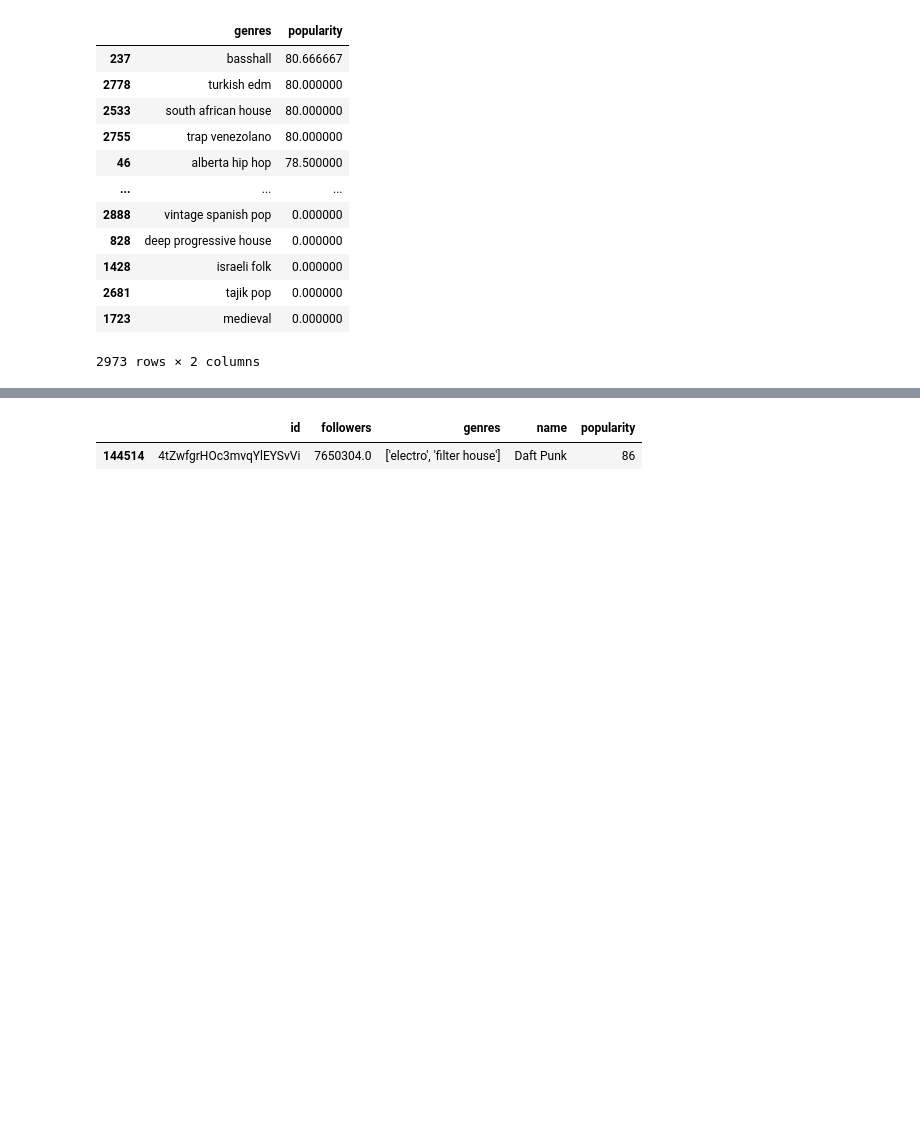
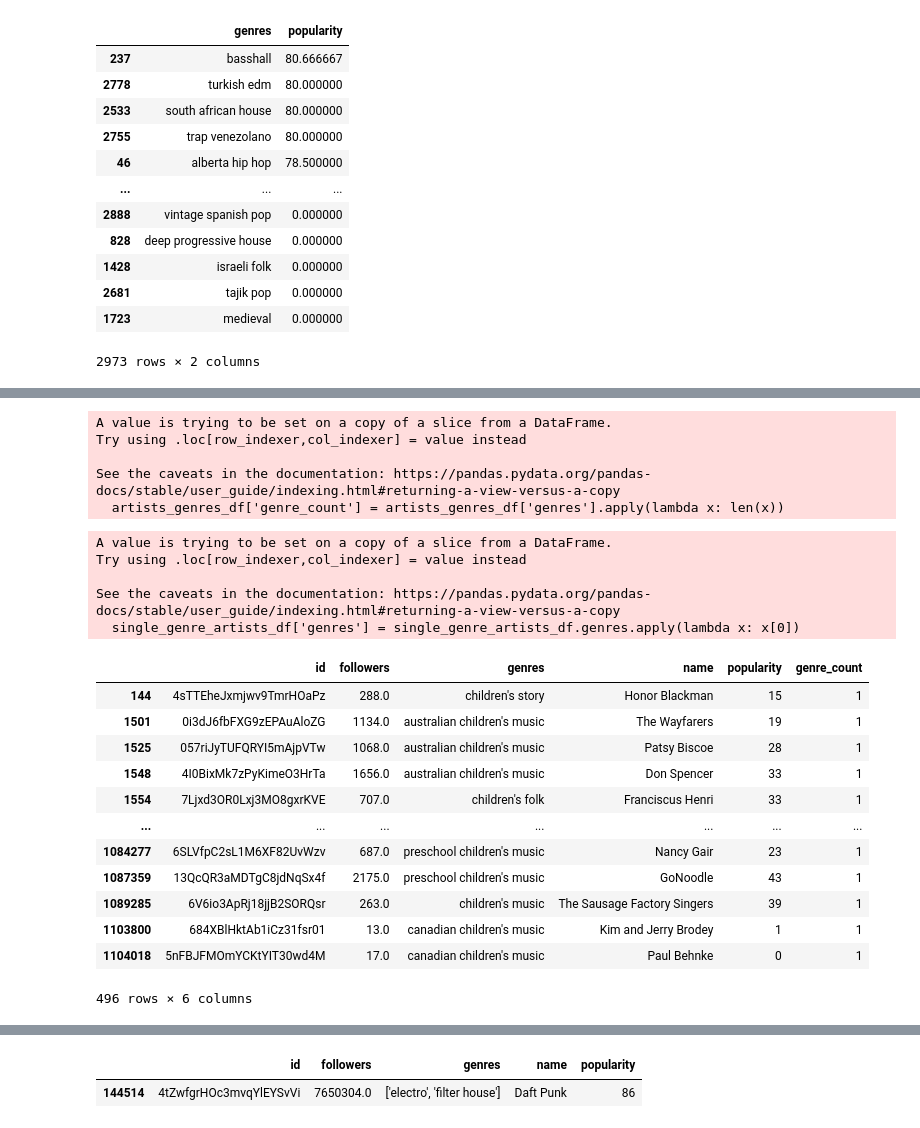
Before and after one commit to sabrinawjo/Music_ML, a Jupyter notebook: Jake/Jake_working.ipynb, the cells around one changed output, grey strips where cells are left out. Saved outputs shown, nothing was run; the diff lists cells and outputs as text; code cells hidden in the pictures; blank space fills up the shorter version.

```diff
--- a/Jake/Jake_working.ipynb
+++ b/Jake/Jake_working.ipynb
@@ -108,0 +138,6 @@ artists_genres_df
+# %%
+# Turn the strings in the genres column into lists
+# ['social meadia pop', 'teen pop']
+artists_genres_df['genres'] = artists_genres_df.genres.apply(lambda x: x.replace("\"", "\'")) # ', '
+artists_genres_df['genres'] = artists_genres_df.genres.apply(lambda x: x[2:-2].split("\', \'")) # ', '
+# artists_genres_df['genres'] = artists_genres_df.genres.apply(lambda x: (x[bob].strip("\'") for bob in x))
@@ -108,0 +171,20 @@ artists_genres_df
+# %%
+artists_genres_df['genre_count'] = artists_genres_df['genres'].apply(lambda x: len(x))
+# %% [output]
+A value is trying to be set on a copy of a slice from a DataFrame.
+Try using .loc[row_indexer,col_indexer] = value instead
+
+See the caveats in the documentation: https://pandas.pydata.org/pandas-docs/stable/user_guide/indexing.html#returning-a-view-versus-a-copy
+  artists_genres_df['genre_count'] = artists_genres_df['genres'].apply(lambda x: len(x))
+# %%
+single_genre_artists_df = artists_genres_df.loc[artists_genres_df['genre_count']==1]
+single_genre_artists_df['genres'] = single_genre_artists_df.genres.apply(lambda x: x[0])
+single_genre_artists_df.to_csv("../Resources/AprilUpdate/single_genre_artists.csv")
+# single_genres = single_genre_artists_df['genres']
+# single_genre_counts = single_genres.value_counts()
+# %% [output]
+A value is trying to be set on a copy of a slice from a DataFrame.
+Try using .loc[row_indexer,col_indexer] = value instead
+
+See the caveats in the documentation: https://pandas.pydata.org/pandas-docs/stable/user_guide/indexing.html#returning-a-view-versus-a-copy
+  single_genre_artists_df['genres'] = single_genre_artists_df.genres.apply(lambda x: x[0])
@@ -108,0 +193,20 @@ artists_genres_df
+# %%
+quote_issues = single_genre_artists_df[single_genre_artists_df['genres'].str.contains("\'")]
+childrens = quote_issues[quote_issues['genres'].str.contains("children\'s")]
+childrens
+# quotes_commas = quote_issues[quote_issues['genres'].str.contains(",")]
+# quotes_commas['genres'].value_counts().head(50)
+# %% [output]
+|  | id | followers | genres | name | popularity | genre_count |
+| 144 | 4sTTEheJxmjwv9TmrHOaPz | 288.0 | children's story | Honor Blackman | 15 | 1 |
+| 1501 | 0i3dJ6fbFXG9zEPAuAloZG | 1134.0 | australian children's music | The Wayfarers | 19 | 1 |
+| 1525 | 057riJyTUFQRYI5mAjpVTw | 1068.0 | australian children's music | Patsy Biscoe | 28 | 1 |
+| 1548 | 4I0BixMk7zPyKimeO3HrTa | 1656.0 | australian children's music | Don Spencer | 33 | 1 |
+| 1554 | 7Ljxd3OR0Lxj3MO8gxrKVE | 707.0 | children's folk | Franciscus Henri | 33 | 1 |
+| ... | ... | ... | ... | ... | ... | ... |
+| 1084277 | 6SLVfpC2sL1M6XF82UvWzv | 687.0 | preschool children's music | Nancy Gair | 23 | 1 |
+| 1087359 | 13QcQR3aMDTgC8jdNqSx4f | 2175.0 | preschool children's music | GoNoodle | 43 | 1 |
+| 1089285 | 6V6io3ApRj18jjB2SORQsr | 263.0 | children's music | The Sausage Factory Singers | 39 | 1 |
+| 1103800 | 684XBlHktAb1iCz31fsr01 | 13.0 | canadian children's music | Kim and Jerry Brodey | 1 | 1 |
+| 1104018 | 5nFBJFMOmYCKtYIT30wd4M | 17.0 | canadian children's music | Paul Behnke | 0 | 1 |
+496 rows × 6 columns
```
Also changed, not shown: parts of 19 cells of this notebook, 2 other files.
